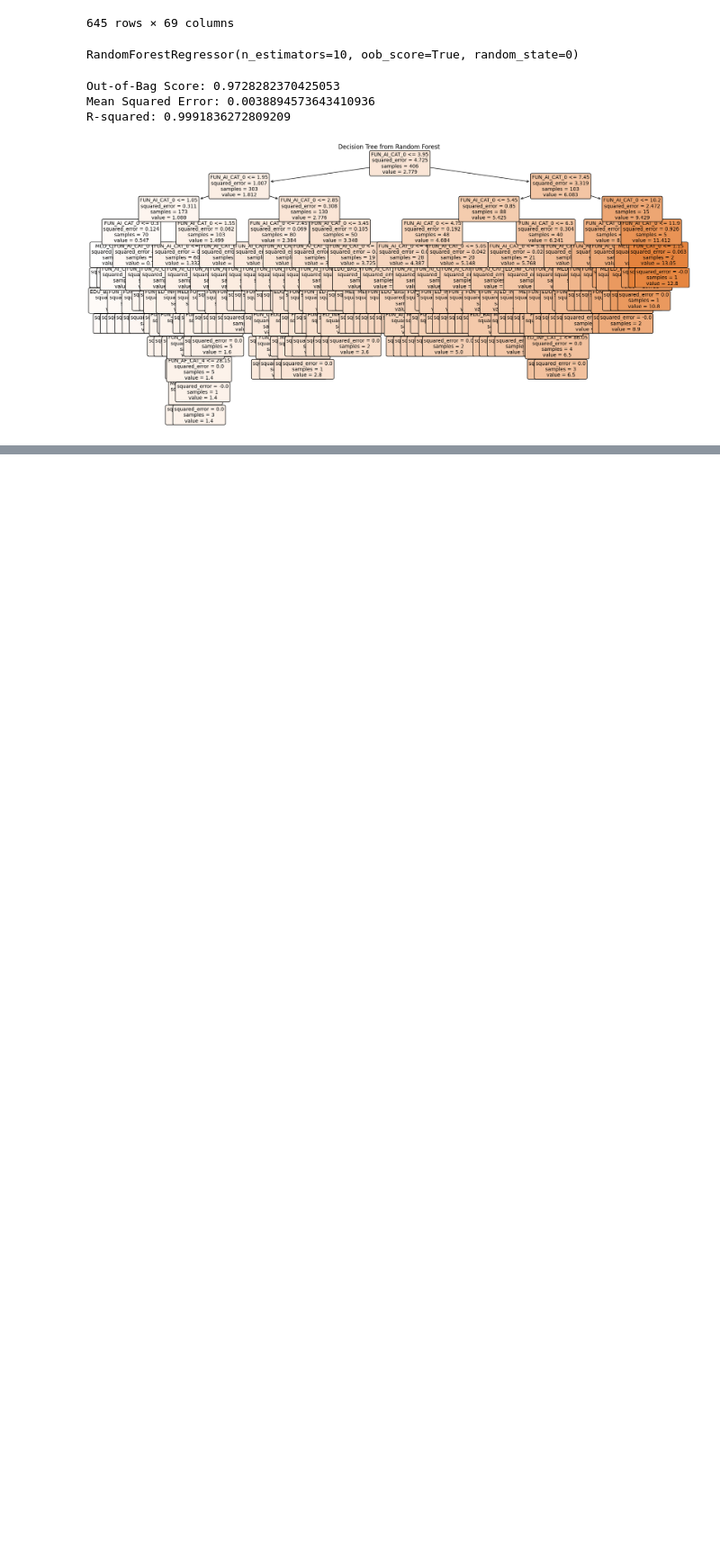
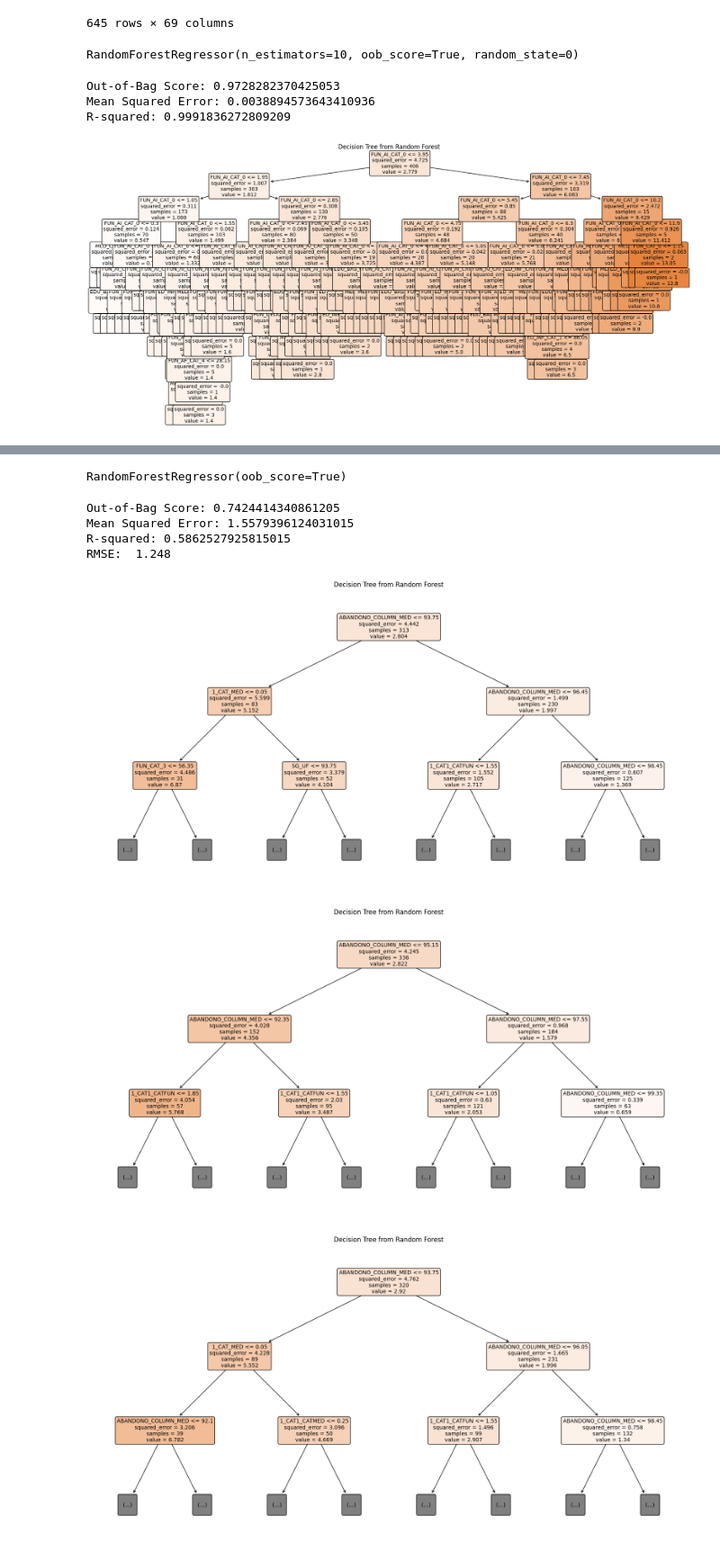
Before and after one commit to gabriel-a-b-gomes/MC906, a Jupyter notebook: legacy/build_counties_pib_data.ipynb, the cells around one changed output, grey strips where cells are left out. Shown at 90% size. Cells and saved outputs as stored; diff of their text form; code cells hidden in the pictures; blank space fills up the shorter version.

Commit message:
feat: notebook para implementação e testes do random-forest (PR #2)

```diff
--- a/legacy/build_counties_pib_data.ipynb
+++ b/legacy/build_counties_pib_data.ipynb
@@ -247,3 +272,9 @@ plt.title("Decision Tree from Random Forest")
 plt.show()
 # %% [output]
 [figure]
+# %%
+trainning_df.replace('--', np.nan, inplace=True)
+X = trainning_df.drop('EVASAO_COLUMN_MED', axis=1).select_dtypes(exclude=['object']).values
+y = trainning_df['EVASAO_COLUMN_MED']
+# %%
+X_train, X_test, y_train, y_test = train_test_split(X, y, test_size=0.2)
@@ -249,0 +291,5 @@ plt.show()
+# %%
+rf = RandomForestRegressor(oob_score=True)
+rf.fit(X_train, y_train)
+# %% [output]
+RandomForestRegressor(oob_score=True)
@@ -249,0 +298,31 @@ plt.show()
+# %%
+oob_score = rf.oob_score_
+print(f'Out-of-Bag Score: {oob_score}')
+
+# Evaluating the model
+mse = mean_squared_error(y_test, y_pred)
+print(f'Mean Squared Error: {mse}')
+
+r2 = r2_score(y_test, y_pred)
+print(f'R-squared: {r2}')
+
+rmse = float(format(np.sqrt(mean_squared_error(y_test, y_pred)), '.3f'))
+print("RMSE: ", rmse)
+# %% [output]
+Out-of-Bag Score: 0.7424414340861205
+Mean Squared Error: 1.5579396124031015
+R-squared: 0.5862527925815015
+RMSE:  1.248
+# %%
+from sklearn.tree import plot_tree
+
+for i in range(3):
+    tree = rf.estimators_[i]
+    plt.figure(figsize=(20, 10))
+    plot_tree(tree, feature_names=trainning_df.columns.tolist(), filled=True, rounded=True, fontsize=10, max_depth=2)
+    plt.title("Decision Tree from Random Forest")
+    plt.show()
+# %% [output]
+[figure, added]
+[figure, added]
+[figure, added]
```
Also changed, not shown: parts of 17 cells of this notebook, 3 other files.
